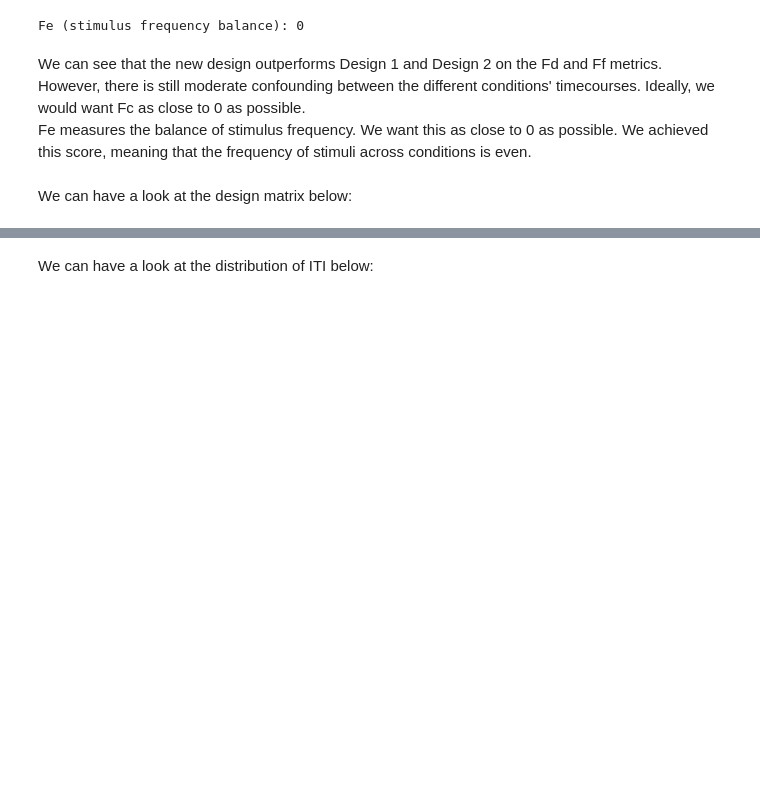
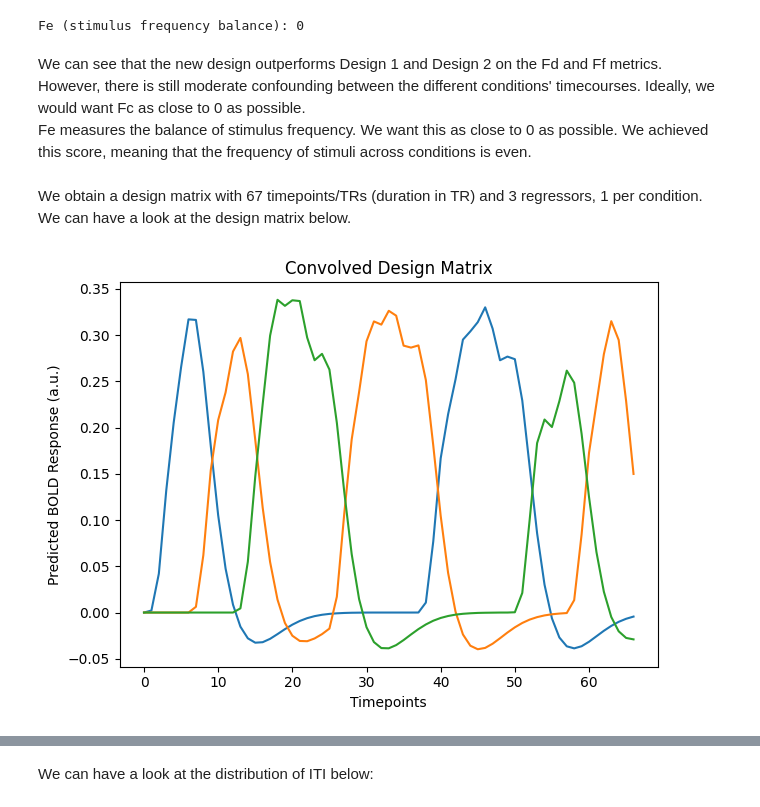
Before and after one commit to ValentinGuigon/SPM_fMRI_pipeline_template, a Jupyter notebook: Neurodesign-simulations/tuto_discovering_best_design.ipynb, the cells around one changed output, grey strips where cells are left out. Drawn from its saved outputs; the diff is of its cells as text; code cells hidden in the pictures; blank space fills up the shorter version.

```diff
--- a/Neurodesign-simulations/tuto_discovering_best_design.ipynb
+++ b/Neurodesign-simulations/tuto_discovering_best_design.ipynb
@@ -336,4 +340,14 @@ We can see that the new design outperforms Design 1 and Design 2 on the Fd and F
 However, there is still moderate confounding between the different conditions' timecourses. Ideally, we would want Fc as close to 0 as possible.
 Fe measures the balance of stimulus frequency. We want this as close to 0 as possible. We achieved this score, meaning that the frequency of stimuli across conditions is even.
 # %% [markdown]
-We can have a look at the design matrix below:
+We obtain a design matrix with 67 timepoints/TRs (duration in TR) and 3 regressors, 1 per condition.
+We can have a look at the design matrix below.
+# %%
+plt.plot(best_design.Xconv)
+plt.title("Convolved Design Matrix")
+plt.xlabel("Timepoints")
+plt.ylabel("Predicted BOLD Response (a.u.)")
+plt.tight_layout()
+plt.show()
+# %% [output]
+[figure, added]
```
Also changed, not shown: parts of 10 cells of this notebook.
